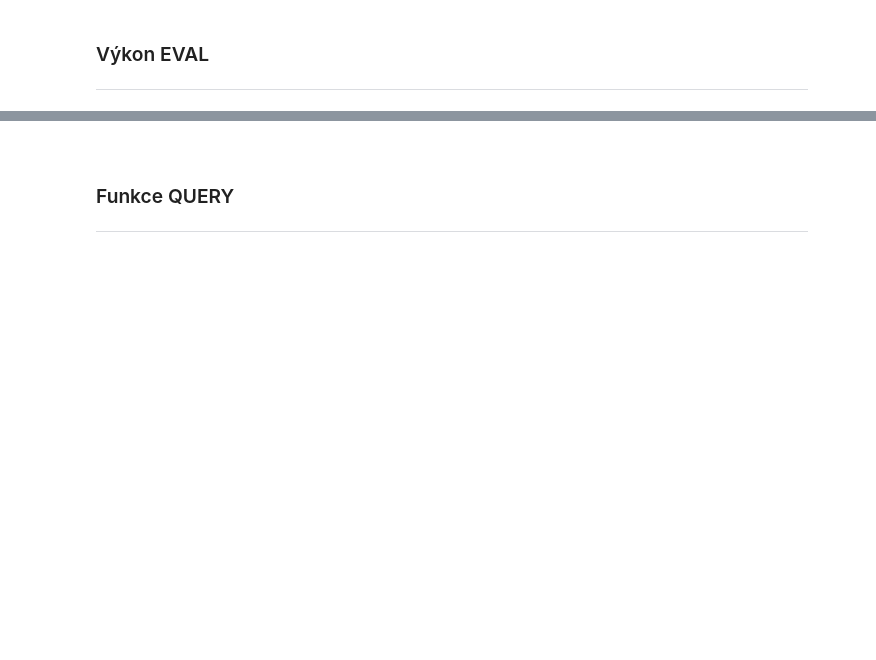
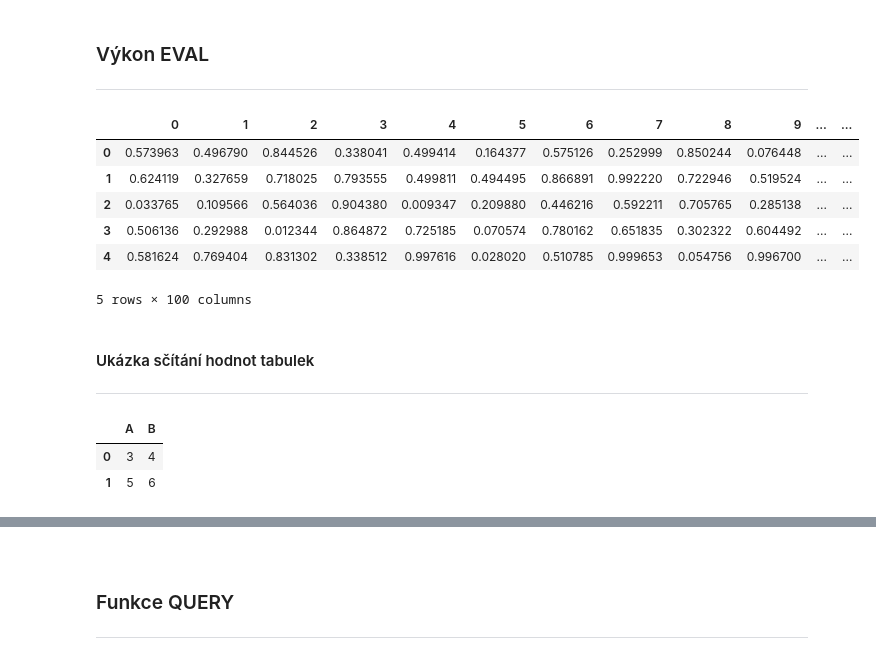
Before and after one commit to Bralor/data-csob-2023, a Jupyter notebook: shared/notebooks/lesson04.ipynb, the cells around one changed output, grey strips where cells are left out. Cells and saved outputs as stored; diff of their text form; code cells hidden in the pictures; blank space fills up the shorter version.

```diff
--- a/shared/notebooks/lesson04.ipynb
+++ b/shared/notebooks/lesson04.ipynb
@@ -826,8 +900,22 @@ Souhrnně lze říci:
 import numpy as np
 import pandas as pd
 # %%
-pocet_radku, pocet_sloupcu = 100_000, 100
+pocet_radku, pocet_sloupcu = 1_000_000, 100
 # %%
-rng = np.random.RandomState(42)
+rng = np.random.RandomState()
 # %%
 dframe_1, dframe_2, dframe_3, dframe_4 = [DataFrame(rng.rand(pocet_radku, pocet_sloupcu)) for _ in range(4)]
+# %%
+dframe_1.head()
+# %% [output]
+|  | 0 | 1 | 2 | 3 | 4 | 5 | 6 | 7 | 8 | 9 | ... | ... |
+| 0 | 0.573963 | 0.496790 | 0.844526 | 0.338041 | 0.499414 | 0.164377 | 0.575126 | 0.252999 | 0.850244 | 0.076448 | ... | ... |
+| 1 | 0.624119 | 0.327659 | 0.718025 | 0.793555 | 0.499811 | 0.494495 | 0.866891 | 0.992220 | 0.722946 | 0.519524 | ... | ... |
+| 2 | 0.033765 | 0.109566 | 0.564036 | 0.904380 | 0.009347 | 0.209880 | 0.446216 | 0.592211 | 0.705765 | 0.285138 | ... | ... |
+| 3 | 0.506136 | 0.292988 | 0.012344 | 0.864872 | 0.725185 | 0.070574 | 0.780162 | 0.651835 | 0.302322 | 0.604492 | ... | ... |
+| 4 | 0.581624 | 0.769404 | 0.831302 | 0.338512 | 0.997616 | 0.028020 | 0.510785 | 0.999653 | 0.054756 | 0.996700 | ... | ... |
+5 rows × 100 columns
+# %% [markdown]
+#### Ukázka sčítání hodnot tabulek
+
+---
@@ -834,3 +928,9 @@ dframe_1, dframe_2, dframe_3, dframe_4 = [DataFrame(rng.rand(pocet_radku, pocet_
+# %%
+df1 + df2
+# %% [output]
+|  | A | B |
+| 0 | 3 | 4 |
+| 1 | 5 | 6 |
 # %%
 %timeit dframe_1 + dframe_2 + dframe_3 + dframe_4
 # %% [output]
```
Also changed, not shown: parts of 190 cells of this notebook.
